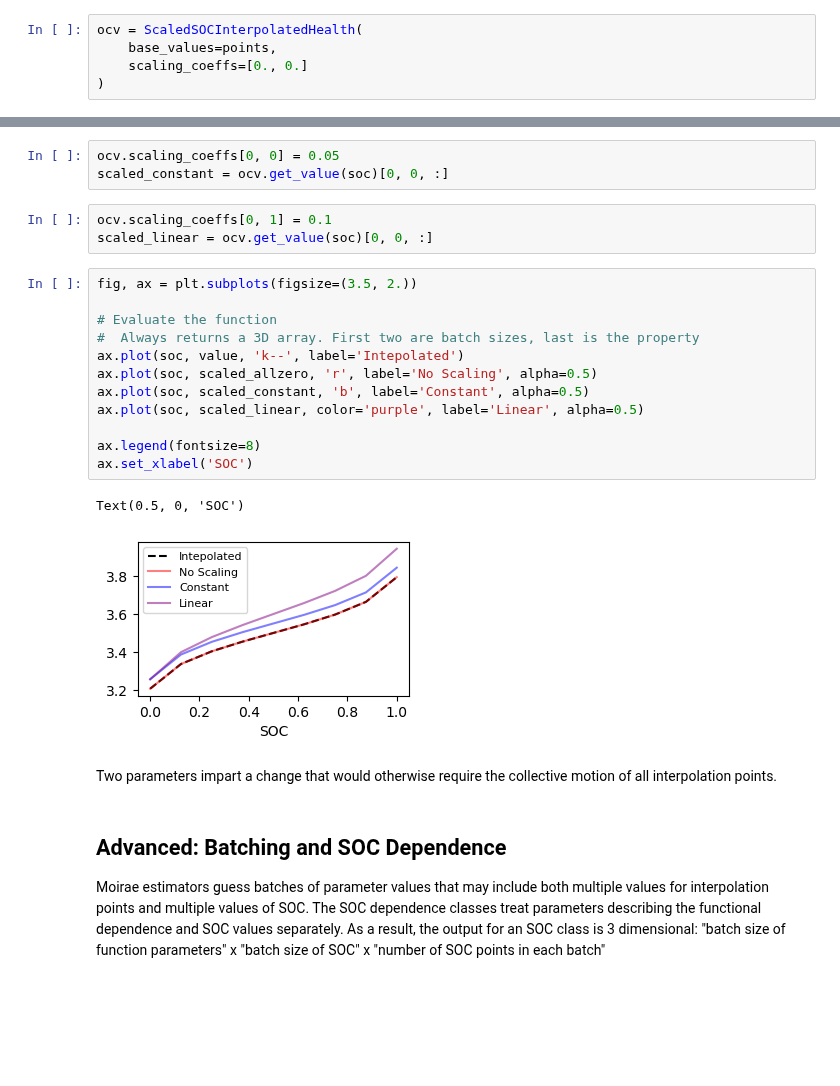
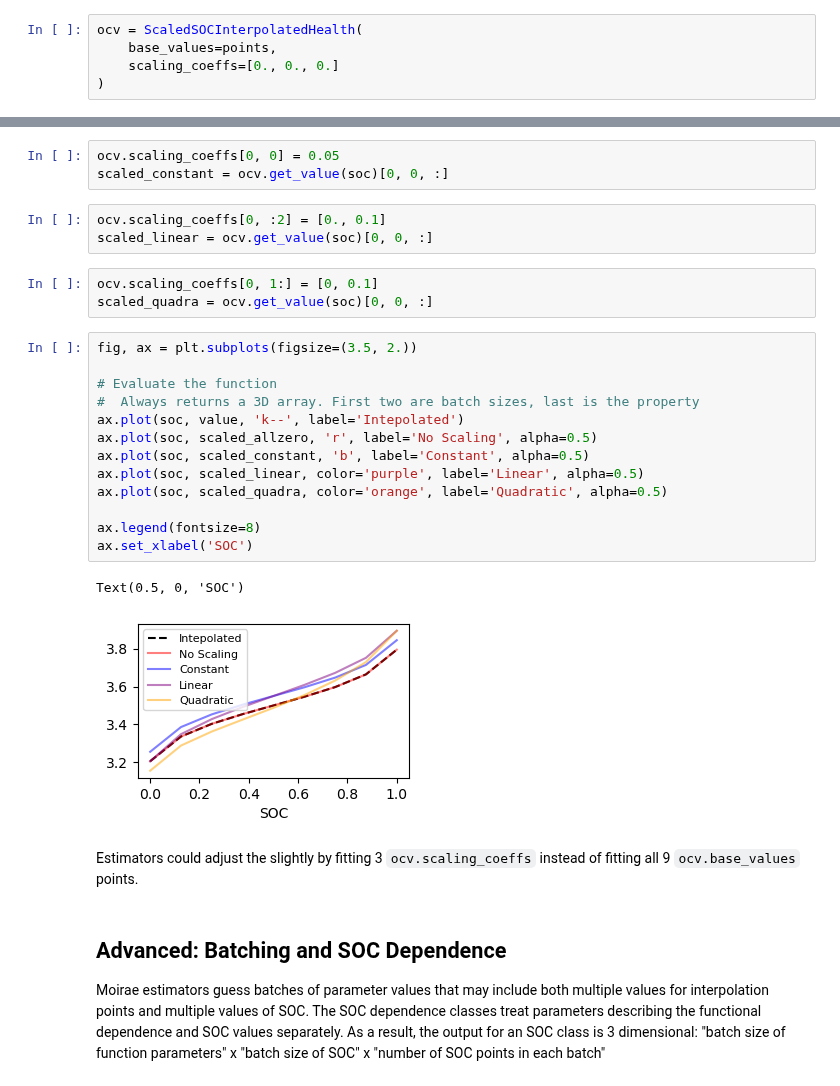
Before and after one commit to ROVI-org/auto-soh, a Jupyter notebook: docs/tutorials/defining-complex-soc-dependence.ipynb, the cells around one changed output, grey strips where cells are left out. Drawn from its saved outputs; the diff is of its cells as text; blank space fills up the shorter version.

```diff
--- a/docs/tutorials/defining-complex-soc-dependence.ipynb
+++ b/docs/tutorials/defining-complex-soc-dependence.ipynb
@@ -54,7 +60,7 @@ the second adds a linear dependence to SOC, the third a quadratic, and so on.
 # %%
 ocv = ScaledSOCInterpolatedHealth(
     base_values=points,
-    scaling_coeffs=[0., 0.]
+    scaling_coeffs=[0., 0., 0.]
 )
 # %% [markdown]
 Evaluate with a few changes
@@ -64,25 +70,29 @@ scaled_allzero = ocv.get_value(soc)[0, 0, :]
 ocv.scaling_coeffs[0, 0] = 0.05
 scaled_constant = ocv.get_value(soc)[0, 0, :]
 # %%
-ocv.scaling_coeffs[0, 1] = 0.1
+ocv.scaling_coeffs[0, :2] = [0., 0.1]
 scaled_linear = ocv.get_value(soc)[0, 0, :]
+# %%
+ocv.scaling_coeffs[0, 1:] = [0, 0.1]
+scaled_quadra = ocv.get_value(soc)[0, 0, :]
 # %%
 fig, ax = plt.subplots(figsize=(3.5, 2.))
 
 # Evaluate the function
 #  Always returns a 3D array. First two are batch sizes, last is the property
 ax.plot(soc, value, 'k--', label='Intepolated')
 ax.plot(soc, scaled_allzero, 'r', label='No Scaling', alpha=0.5)
 ax.plot(soc, scaled_constant, 'b', label='Constant', alpha=0.5)
 ax.plot(soc, scaled_linear, color='purple', label='Linear', alpha=0.5)
+ax.plot(soc, scaled_quadra, color='orange', label='Quadratic', alpha=0.5)
 
 ax.legend(fontsize=8)
 ax.set_xlabel('SOC')
 # %% [output]
 Text(0.5, 0, 'SOC')
-[figure, old version]
+[figure, new version]
 # %% [markdown]
-Two parameters impart a change that would otherwise require the collective motion of all interpolation points.
+Estimators could adjust the slightly by fitting 3 `ocv.scaling_coeffs` instead of fitting all 9 `ocv.base_values` points.
 # %% [markdown]
 ## Advanced: Batching and SOC Dependence
 Moirae estimators guess batches of parameter values that may include both multiple values for interpolation points and multiple values of SOC.
```
Also changed, not shown: parts of 1 cell of this notebook, 1 other file.
